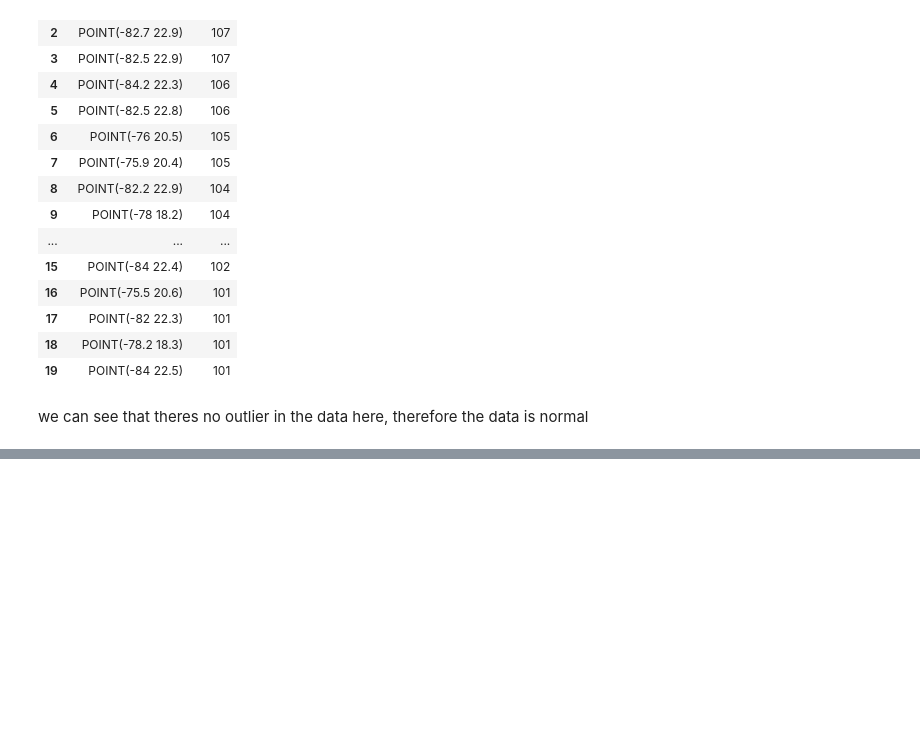
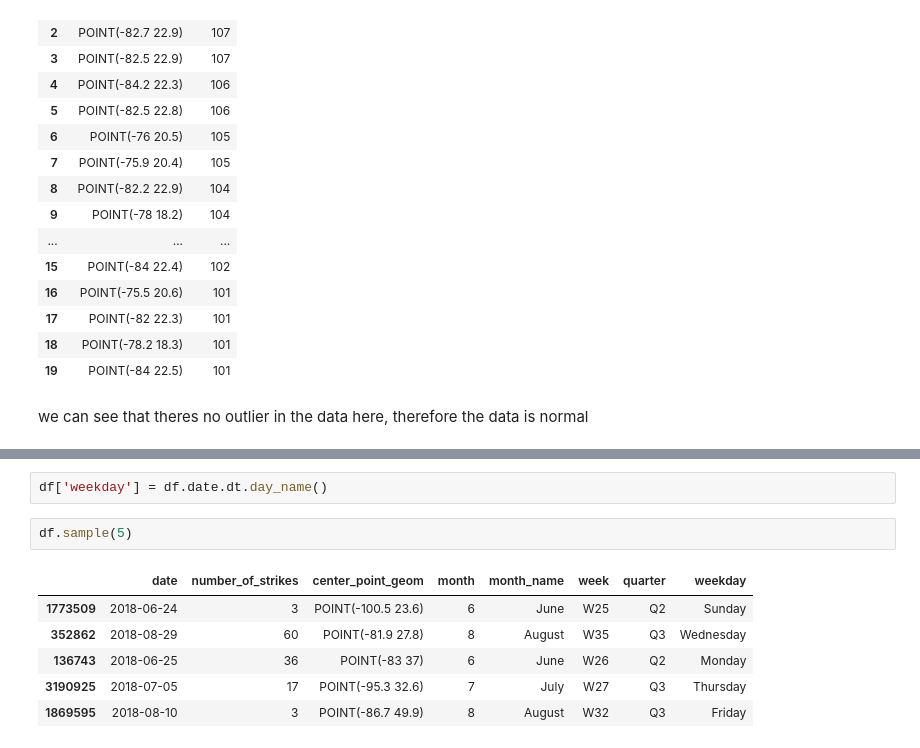
Before and after one commit to vaspanchal/LightningStrikesNOAA_EDA, a Jupyter notebook: strikesAnalysis.ipynb, the cells around one changed output, grey strips where cells are left out. Cells and saved outputs as stored; diff of their text form; blank space fills up the shorter version.

```diff
--- a/strikesAnalysis.ipynb
+++ b/strikesAnalysis.ipynb
@@ -260,0 +270,11 @@ df.center_point_geom.
+# %%
+df['weekday'] = df.date.dt.day_name()
+# %%
+df.sample(5)
+# %% [output]
+|  | date | number_of_strikes | center_point_geom | month | month_name | week | quarter | weekday |
+| 1773509 | 2018-06-24 | 3 | POINT(-100.5 23.6) | 6 | June | W25 | Q2 | Sunday |
+| 352862 | 2018-08-29 | 60 | POINT(-81.9 27.8) | 8 | August | W35 | Q3 | Wednesday |
+| 136743 | 2018-06-25 | 36 | POINT(-83 37) | 6 | June | W26 | Q2 | Monday |
+| 3190925 | 2018-07-05 | 17 | POINT(-95.3 32.6) | 7 | July | W27 | Q3 | Thursday |
+| 1869595 | 2018-08-10 | 3 | POINT(-86.7 49.9) | 8 | August | W32 | Q3 | Friday |
```
Also changed, not shown: parts of 9 cells of this notebook.
